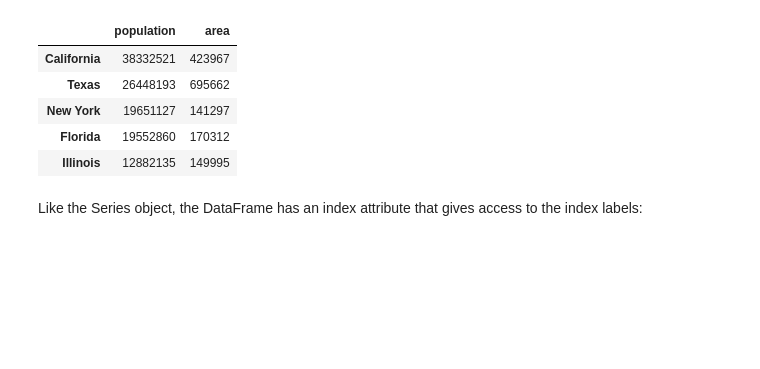
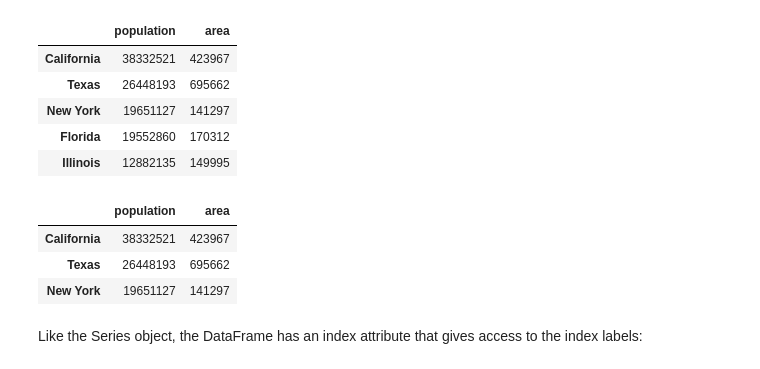
Before and after one commit to bonareri/python_class_2607, a Jupyter notebook: Pydata/04_Foundations_of_Pandas.ipynb, the cells around one changed output. Saved outputs shown, nothing was run; the diff lists cells and outputs as text; code cells hidden in the pictures; blank space fills up the shorter version.

```diff
--- a/Pydata/04_Foundations_of_Pandas.ipynb
+++ b/Pydata/04_Foundations_of_Pandas.ipynb
@@ -321,6 +367,13 @@ states
 | New York | 19651127 | 141297 |
 | Florida | 19552860 | 170312 |
 | Illinois | 12882135 | 149995 |
+# %%
+states[0:3]
+# %% [output]
+|  | population | area |
+| California | 38332521 | 423967 |
+| Texas | 26448193 | 695662 |
+| New York | 19651127 | 141297 |
 # %% [markdown]
 Like the Series object, the DataFrame has an index attribute that gives access to the index labels:
 # %%
```
Also changed, not shown: parts of 82 cells of this notebook, 4 other files.
